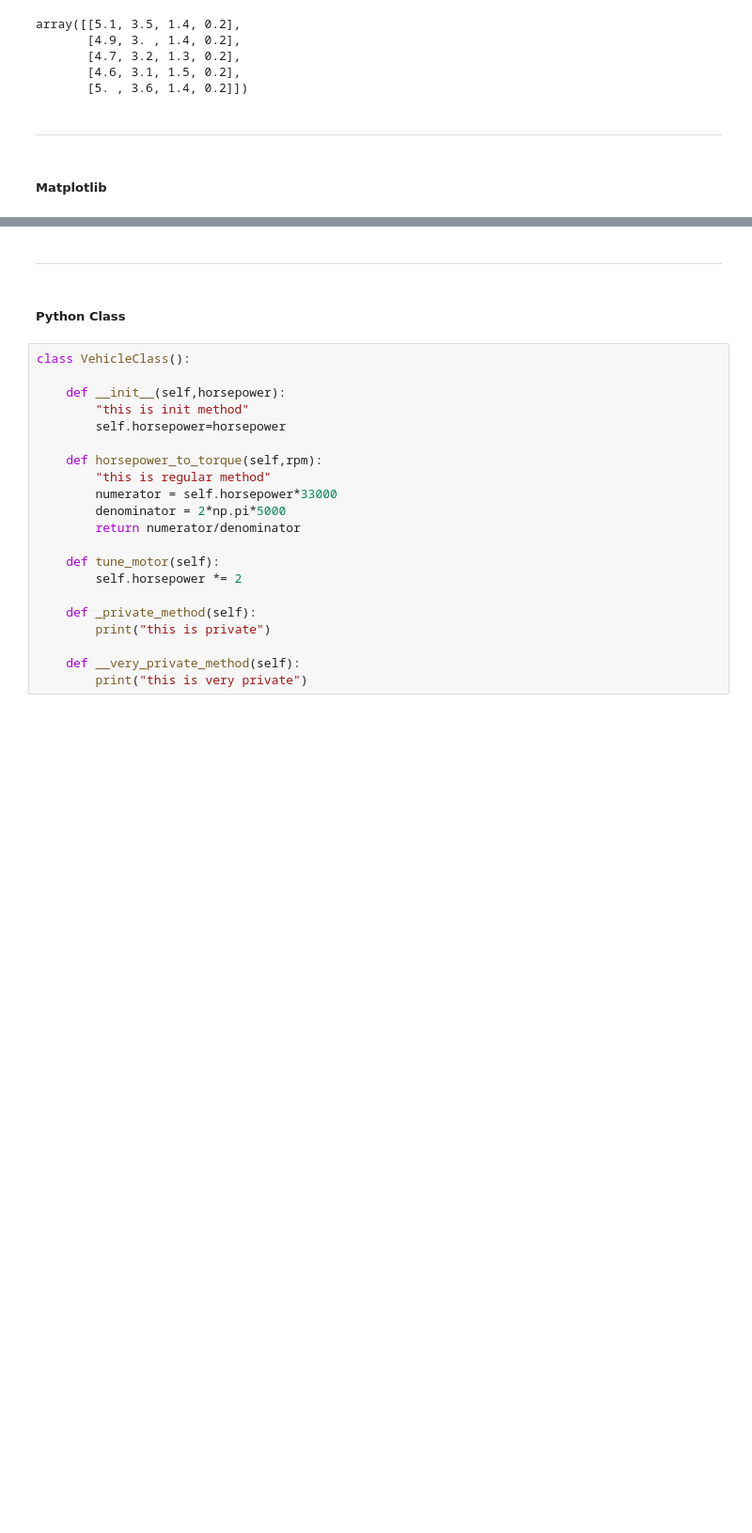
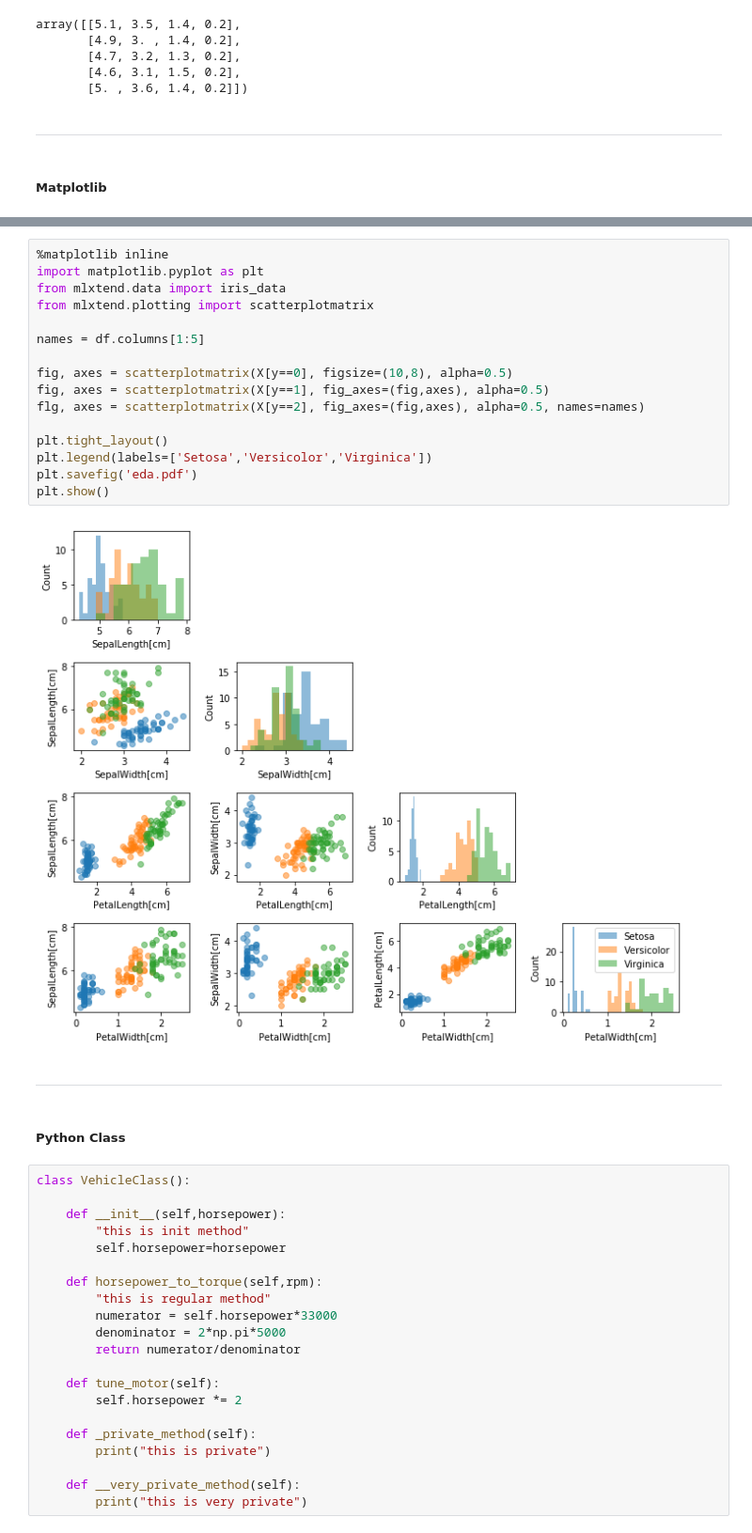
Before and after one commit to seheeAn/ML_pracitce, a Jupyter notebook: Preprocessing.ipynb, the cells around one changed output, grey strips where cells are left out. Shown at 94% size. Cells and saved outputs as stored; diff of their text form; blank space fills up the shorter version.

```diff
--- a/Preprocessing.ipynb
+++ b/Preprocessing.ipynb
@@ -91,3 +84,21 @@ ModuleNotFoundError: No module named 'mlxtend'
+# %%
+%matplotlib inline
+import matplotlib.pyplot as plt
+from mlxtend.data import iris_data
+from mlxtend.plotting import scatterplotmatrix
+
+names = df.columns[1:5]
+
+fig, axes = scatterplotmatrix(X[y==0], figsize=(10,8), alpha=0.5)
+fig, axes = scatterplotmatrix(X[y==1], fig_axes=(fig,axes), alpha=0.5)
+flg, axes = scatterplotmatrix(X[y==2], fig_axes=(fig,axes), alpha=0.5, names=names)
+
+plt.tight_layout()
+plt.legend(labels=['Setosa','Versicolor','Virginica'])
+plt.savefig('eda.pdf')
+plt.show()
+# %% [output]
+[figure, added]
 # %% [markdown]
 -------------------
 # %% [markdown]
```
Also changed, not shown: parts of 1 cell of this notebook.
